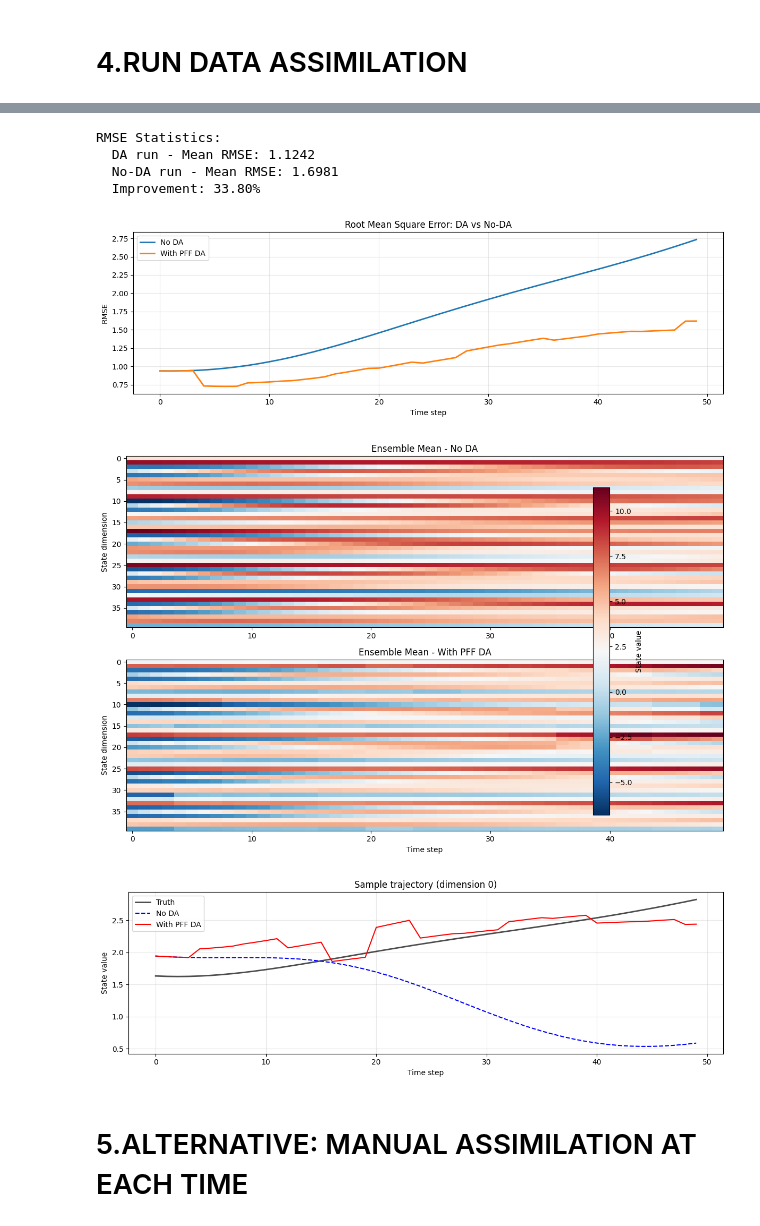
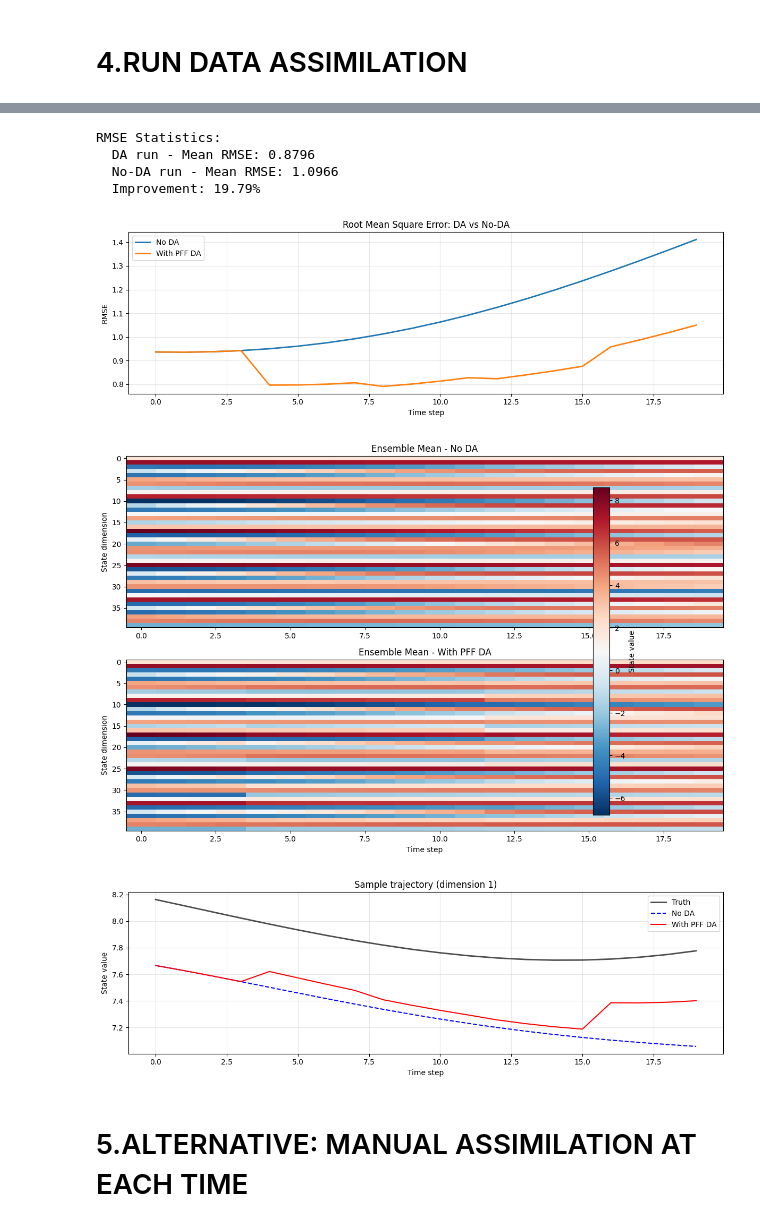
Before and after one commit to ChunchaoPeter/ml_simulation_research, a Jupyter notebook: deterministic_kernel_flows/pff_demo.ipynb, the cells around one changed output, grey strips where cells are left out. Cells and saved outputs as stored; diff of their text form; code cells hidden in the pictures.

```diff
--- a/deterministic_kernel_flows/pff_demo.ipynb
+++ b/deterministic_kernel_flows/pff_demo.ipynb
@@ -24,7 +24,7 @@ tf.random.set_seed(RANDOM_SEED)
 # 1. EXPERIMENT SETUP
 # %%
 # Data assimilation settings
-nt = 50               # Number of integration timesteps
+nt = 20               # Number of integration timesteps
 warm_nt = 1000         # Warm up time for Lorenz model
 np_particles = 30      # Number of particles
 
@@ -200,40 +200,40 @@ fig, axes = plt.subplots(2, 1, figsize=(12, 8))
 
 # No-DA run
 axes[0].imshow(X_mean_noDA, aspect='auto', cmap='RdBu_r', interpolation='nearest')
 axes[0].set_title('Ensemble Mean - No DA')
 axes[0].set_ylabel('State dimension')
 
 # DA run
 im = axes[1].imshow(X_mean_DA, aspect='auto', cmap='RdBu_r', interpolation='nearest')
 axes[1].set_title('Ensemble Mean - With PFF DA')
 axes[1].set_xlabel('Time step')
 axes[1].set_ylabel('State dimension')
 
 plt.colorbar(im, ax=axes, label='State value')
 plt.tight_layout()
 plt.show()
 
 # Plot sample trajectory
-sample_dim = 0
+sample_dim = 1
 plt.figure(figsize=(12, 4))
 plt.plot(truth[sample_dim, :], 'k-', linewidth=2, label='Truth', alpha=0.7)
 plt.plot(X_mean_noDA[sample_dim, :], 'b--', linewidth=1.5, label='No DA')
 plt.plot(X_mean_DA[sample_dim, :], 'r-', linewidth=1.5, label='With PFF DA')
 plt.xlabel('Time step')
 plt.ylabel('State value')
 plt.title(f'Sample trajectory (dimension {sample_dim})')
 plt.legend()
 plt.grid(True, alpha=0.3)
 plt.tight_layout()
 plt.show()
 # %% [output]
 RMSE Statistics:
-  DA run - Mean RMSE: 1.1242
-  No-DA run - Mean RMSE: 1.6981
-  Improvement: 33.80%
+  DA run - Mean RMSE: 0.8796
+  No-DA run - Mean RMSE: 1.0966
+  Improvement: 19.79%
-[figure, old version]
+[figure, new version]
-[figure, old version]
+[figure, new version]
-[figure, old version]
+[figure, new version]
 # %% [markdown]
 # 5.ALTERNATIVE: MANUAL ASSIMILATION AT EACH TIME
 # %%
```
Also changed, not shown: parts of 3 cells of this notebook.
